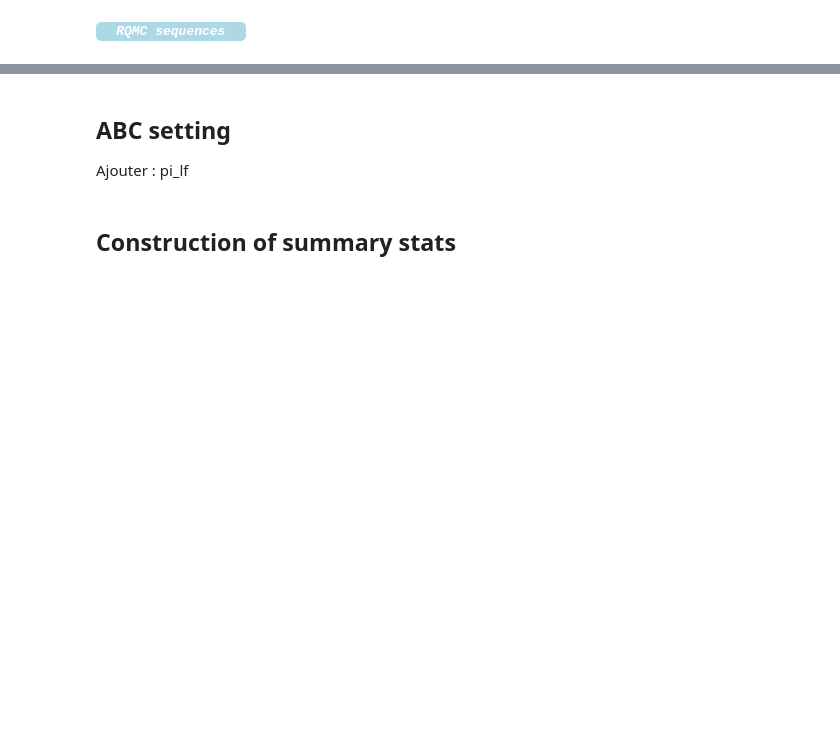
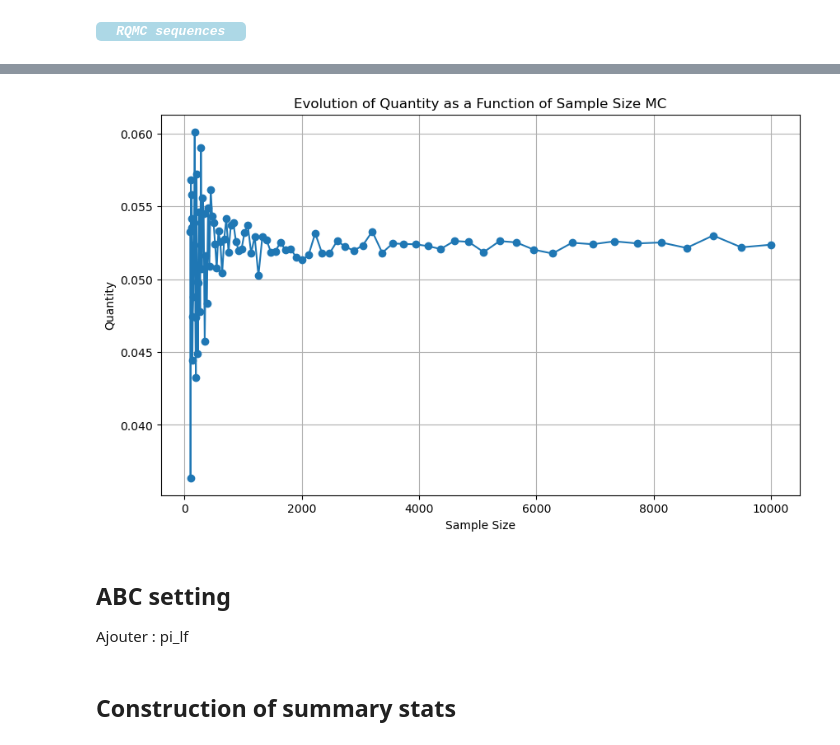
Before and after one commit to tpaquier/Projet_monte_carlo, a Jupyter notebook: Main .ipynb, the cells around one changed output, grey strips where cells are left out. Drawn from its saved outputs; the diff is of its cells as text; code cells hidden in the pictures; blank space fills up the shorter version.

```diff
--- a/Main .ipynb
+++ b/Main .ipynb
@@ -174,3 +199,22 @@ MC Expected Value:  1.7986611655990595e+129
+# %%
+# Visualization of convergence
+sample_sizes = np.logspace(2, 4, 90).astype(int)
+quantites=[]
+for n in sample_sizes:
+    sample = alpha_stable_sample_RQMC_sobol(n,alpha=1.7, beta=0.9, gamma=10, delta=10)
+    quantite = compute_estimate(sample)
+    quantites.append(quantite)
+# %%
+# Create the plot
+plt.figure(figsize=(10, 6))
+plt.plot(sample_sizes, quantites, marker='o')
+plt.title('Evolution of Quantity as a Function of Sample Size MC')
+plt.xlabel('Sample Size')
+plt.ylabel('Quantity')
+plt.grid(True)
+plt.show()
+# %% [output]
+[figure, added]
 # %% [markdown]
 ## ABC setting
 
```
Also changed, not shown: parts of 5 cells of this notebook.
